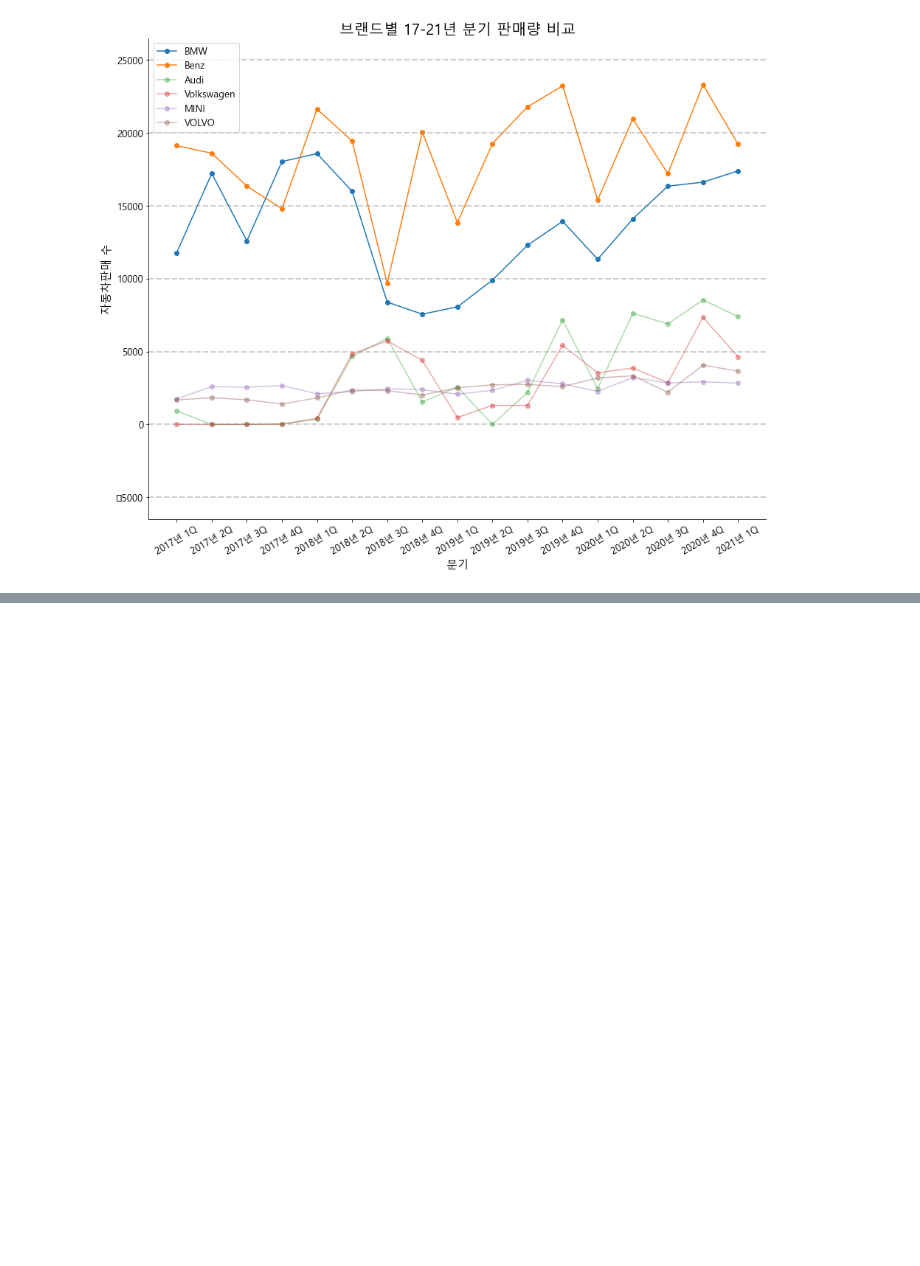
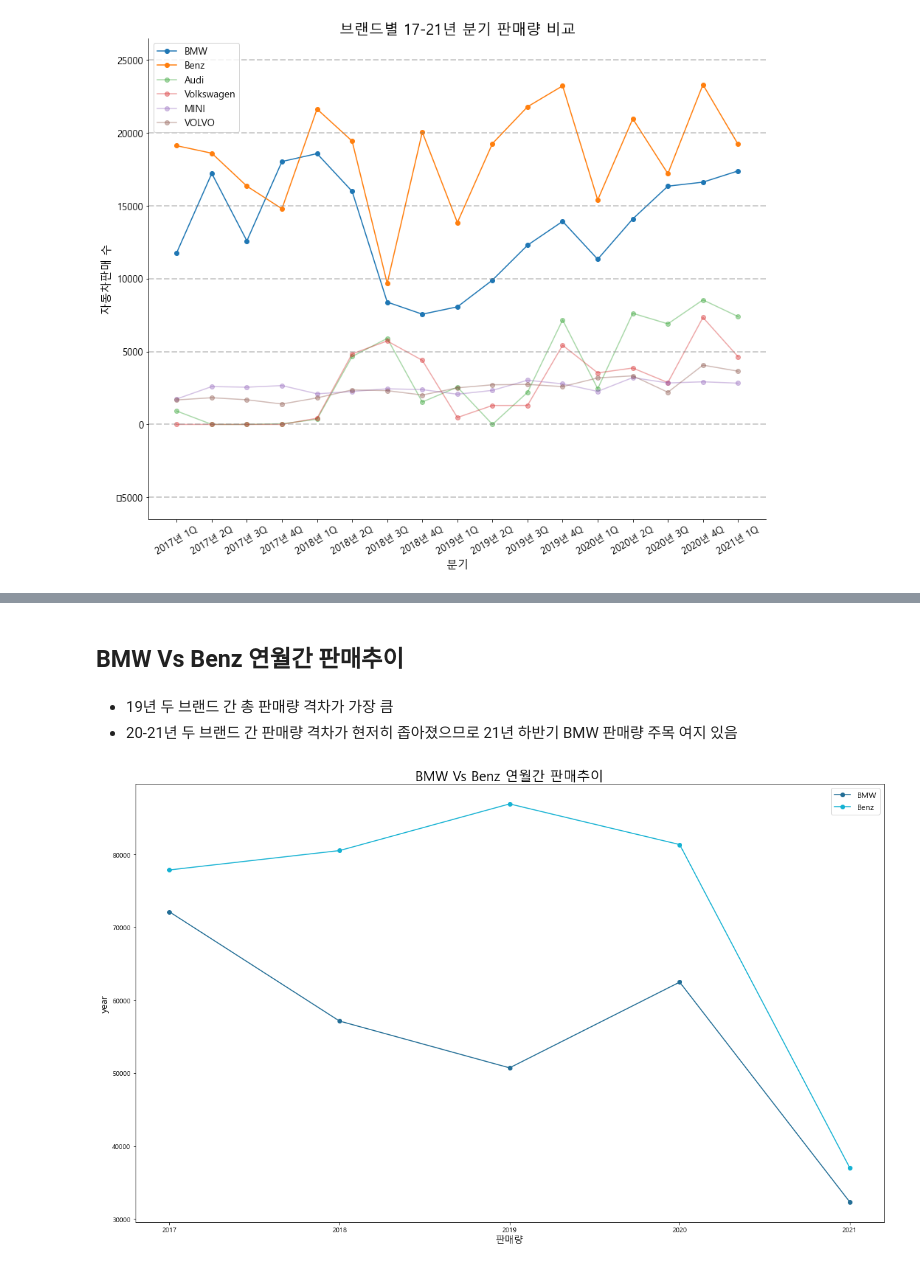
Before and after one commit to Kmingx/workscombine, a Jupyter notebook: 01. BMW 신규 거점 분석/BMW 신규 거점 선정을 위한 분석 Report_part1.ipynb, the cells around one changed output, grey strips where cells are left out. Cells and saved outputs as stored; diff of their text form; code cells hidden in the pictures; blank space fills up the shorter version.

```diff
--- a/01. BMW 신규 거점 분석/BMW 신규 거점 선정을 위한 분석 Report_part1.ipynb
+++ b/01. BMW 신규 거점 분석/BMW 신규 거점 선정을 위한 분석 Report_part1.ipynb
@@ -774,0 +858,26 @@ plt.show()
+# %% [markdown]
+##  BMW Vs Benz 연월간 판매추이
+# %% [markdown]
+- 19년 두 브랜드 간 총 판매량 격차가 가장 큼
+- 20-21년 두 브랜드 간 판매량 격차가 현저히 좁아졌으므로 21년 하반기 BMW 판매량 주목 여지 있음
+# %%
+year = [2017, 2018, 2019, 2020, 2021]
+index = np.arange(len(year))
+
+# 차트 그리기
+fig = plt.figure(figsize=(20, 12)) # 차트 생성 및 사이즈 설정
+ax = fig.add_subplot(1,1,1) # subplot 생성
+
+ax.plot(index, BMW_quentity, label='BMW', marker='o', color='#236E96')
+ax.plot(index, MB_quentity, label='Benz', marker='o', color='#15B2D3')
+
+ax.set_title('BMW Vs Benz 연월간 판매추이', fontsize=20) # 타이틀 설정
+ax.set_ylabel('year', fontsize=14) # x축 설정
+ax.set_xlabel('판매량', fontsize=14) # y축 설정
+
+ax.legend(fontsize=12, loc='best') # 범례 설정 best로 해놓으면 가장 적절한 위치에 알아서 범례가 놓이게 됩니디
+
+plt.xticks(index, year)
+plt.show()
+# %% [output]
+[figure, added]
```
Also changed, not shown: parts of 33 cells of this notebook, 2 other files.
